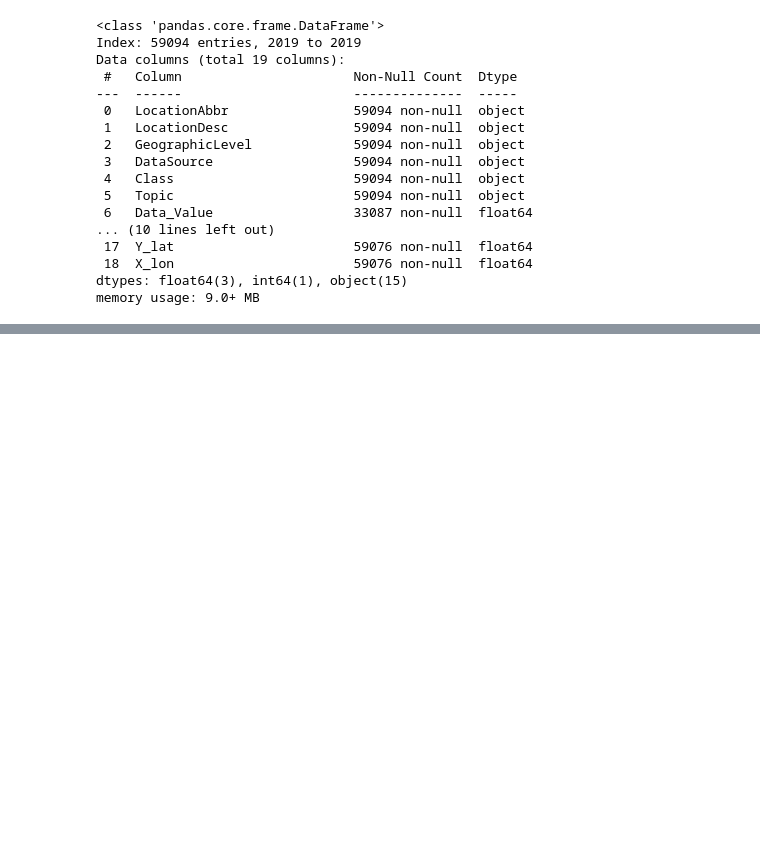
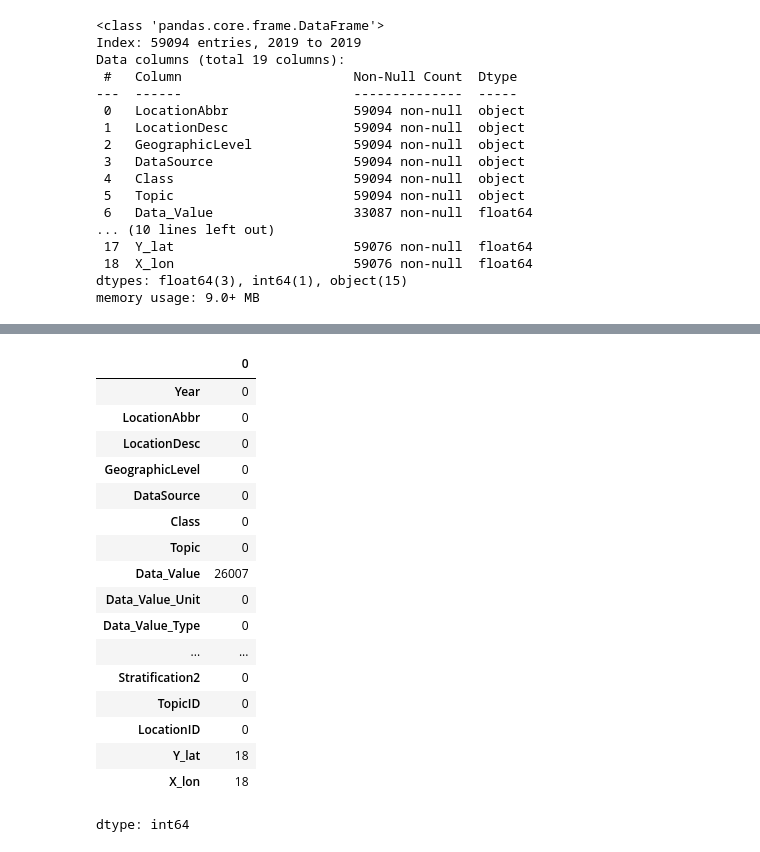
Before and after one commit to Antoine-Salwan/Antoine-Salwan, a Jupyter notebook: Untitled0.ipynb, the cells around one changed output, grey strips where cells are left out. Saved outputs shown, nothing was run; the diff lists cells and outputs as text; code cells hidden in the pictures; blank space fills up the shorter version.

```diff
--- a/Untitled0.ipynb
+++ b/Untitled0.ipynb
@@ -39,0 +70,21 @@ memory usage: 9.0+ MB
+# %%
+heart_df.isnull().sum()
+# %% [output]
+|  | 0 |
+| Year | 0 |
+| LocationAbbr | 0 |
+| LocationDesc | 0 |
+| GeographicLevel | 0 |
+| DataSource | 0 |
+| Class | 0 |
+| Topic | 0 |
+| Data_Value | 26007 |
+| Data_Value_Unit | 0 |
+| Data_Value_Type | 0 |
+| ... | ... |
+| Stratification2 | 0 |
+| TopicID | 0 |
+| LocationID | 0 |
+| Y_lat | 18 |
+| X_lon | 18 |
+dtype: int64
```
Also changed, not shown: parts of 5 cells of this notebook.
